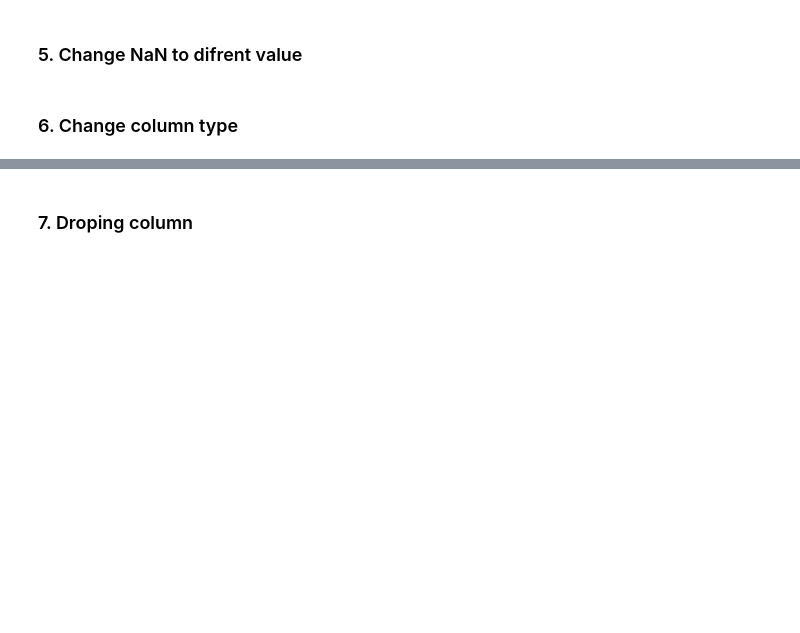
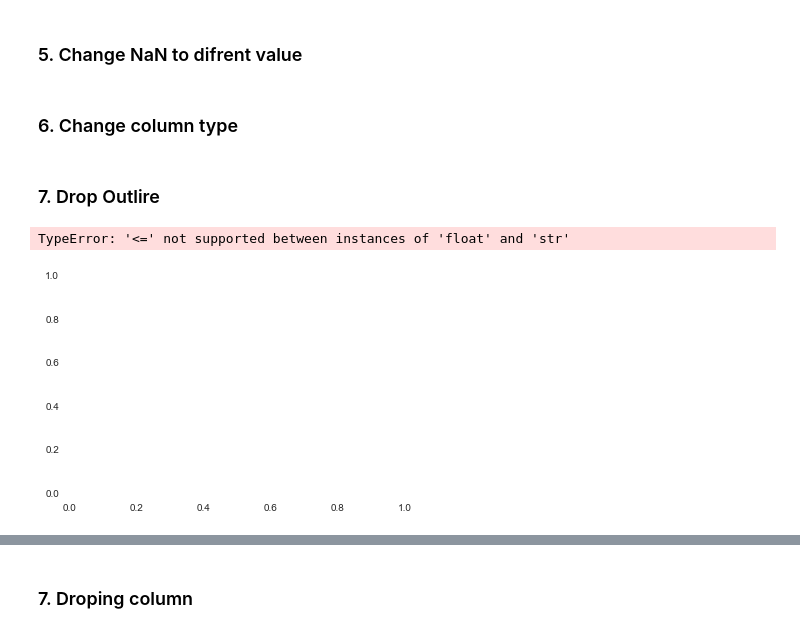
Before and after one commit to aslucki/recommender, a Jupyter notebook: notebooks/0_clean_data.ipynb, the cells around one changed output, grey strips where cells are left out. Drawn from its saved outputs; the diff is of its cells as text; code cells hidden in the pictures; blank space fills up the shorter version.

```diff
--- a/notebooks/0_clean_data.ipynb
+++ b/notebooks/0_clean_data.ipynb
@@ -387,3 +385,13 @@ column_type(clean_df,'g2_stack_-_total_products_active', dtype=float)
 #vc_
 for v in vcs:
     column_type(clean_df,v, dtype=int)
+# %% [markdown]
+### 7. Drop Outlire
+# %%
+column = 'vc_1'
+plt.hist(clean_df.loc[:, column], bins=30)
+plt.title(column)
+plt.show()
+# %% [output]
+TypeError: '<=' not supported between instances of 'float' and 'str'
+[figure, added]
```
Also changed, not shown: parts of 10 cells of this notebook.
